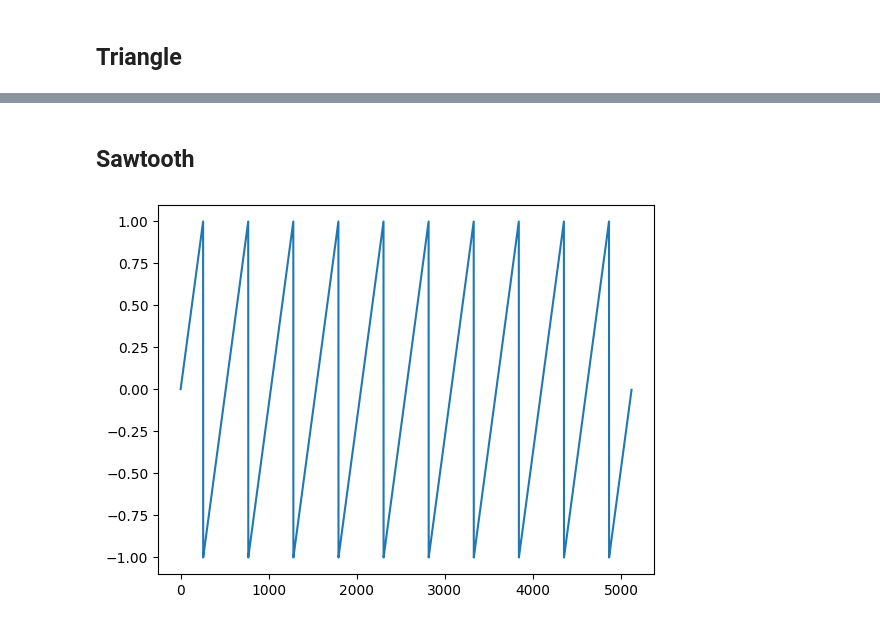
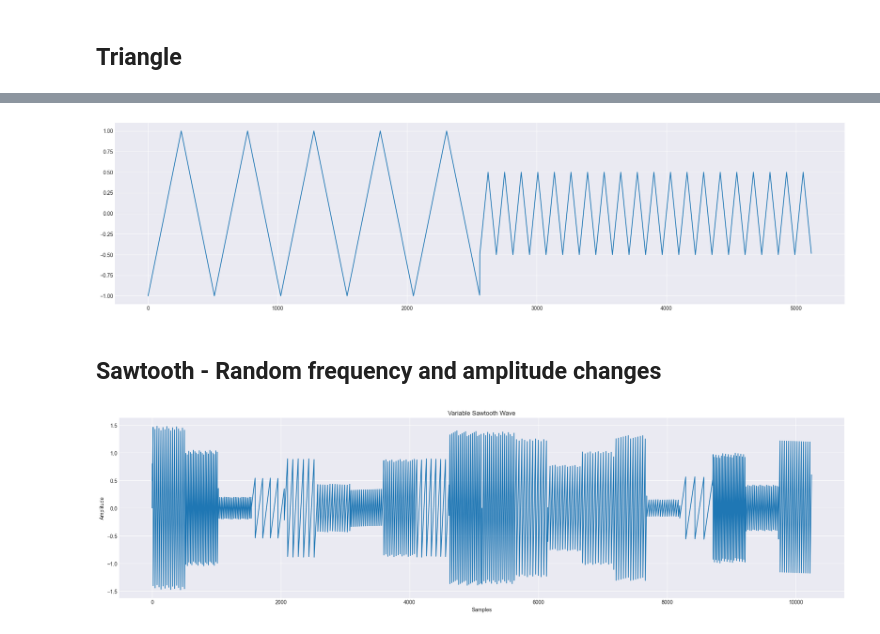
Before and after one commit to rasigle/sonicrack, a Jupyter notebook: examples/oscillators_v3_variable.ipynb, the cells around one changed output, grey strips where cells are left out. Drawn from its saved outputs; the diff is of its cells as text; code cells hidden in the pictures.

Commit message:
Review the engine and modulated oscillator... Here we still have performance drop due to iteration.

```diff
--- a/examples/oscillators_v3_variable.ipynb
+++ b/examples/oscillators_v3_variable.ipynb
@@ -1,5 +1,17 @@
 # %% [markdown]
 # Variable sine wave oscillator
 # %%
+# We start with some imports
+import matplotlib.pyplot as plt
+import numpy as np
+
+from engine import (
+    TriangleOscillator, SawtoothOscillator, SineOscillator, SquareOscillator
+)
+
+# Set up plotting style
+plt.style.use('seaborn-v0_8-darkgrid')
+plt.rcParams['font.size'] = 10
+
 figsize = (25, 6.25)
 colors = "#323031", "#308E91", "#34369D", "#5E2A7E", "#5E2A7E", "#6F3384"
@@ -113,12 +97,34 @@ plt.show()
+# %%
+plt.figure(figsize=figsize)
+
+osc = TriangleOscillator(frequency=1, amplitude=1, phase=0, sample_rate=512)
+samples1 = osc.get_samples(n=512 * 5)
+
+osc.frequency = 4
+osc.amplitude = 0.5
+samples2 = osc.get_samples(n=512 * 5)
+
+plt.plot(np.concatenate([samples1, samples2]))
+plt.show()
+# %% [output]
+[figure, added]
 # %% [markdown]
-## Sawtooth
+## Sawtooth - Random frequency and amplitude changes
 # %%
-from engine import SawtoothOscillator
+osc = SawtoothOscillator(frequency=10, amplitude=1, phase=0, sample_rate=100)
+samples = osc.get_samples(n=5)
 
-osc = SawtoothOscillator(frequency=1, amplitude=1, phase=0, sample_rate=512)
-samples = osc.get_samples(n=512 * 10)
+# Generate random variations of frequency and amplitude
+for i in range(20):
+    osc.frequency = np.random.uniform(0.1, 5)
+    osc.amplitude = np.random.uniform(0.1, 1.5)
+    samples = np.concatenate([samples, osc.get_samples(n=512)])
 
+_, ax = plt.subplots(figsize=figsize)
+plt.title("Variable Sawtooth Wave")
+plt.ylabel("Amplitude")
+plt.xlabel("Samples")
 plt.plot(samples)
 plt.show()
 # %% [output]
-[figure, old version]
+[figure, new version]
```
Also changed, not shown: parts of 8 cells of this notebook, 10 other files.
